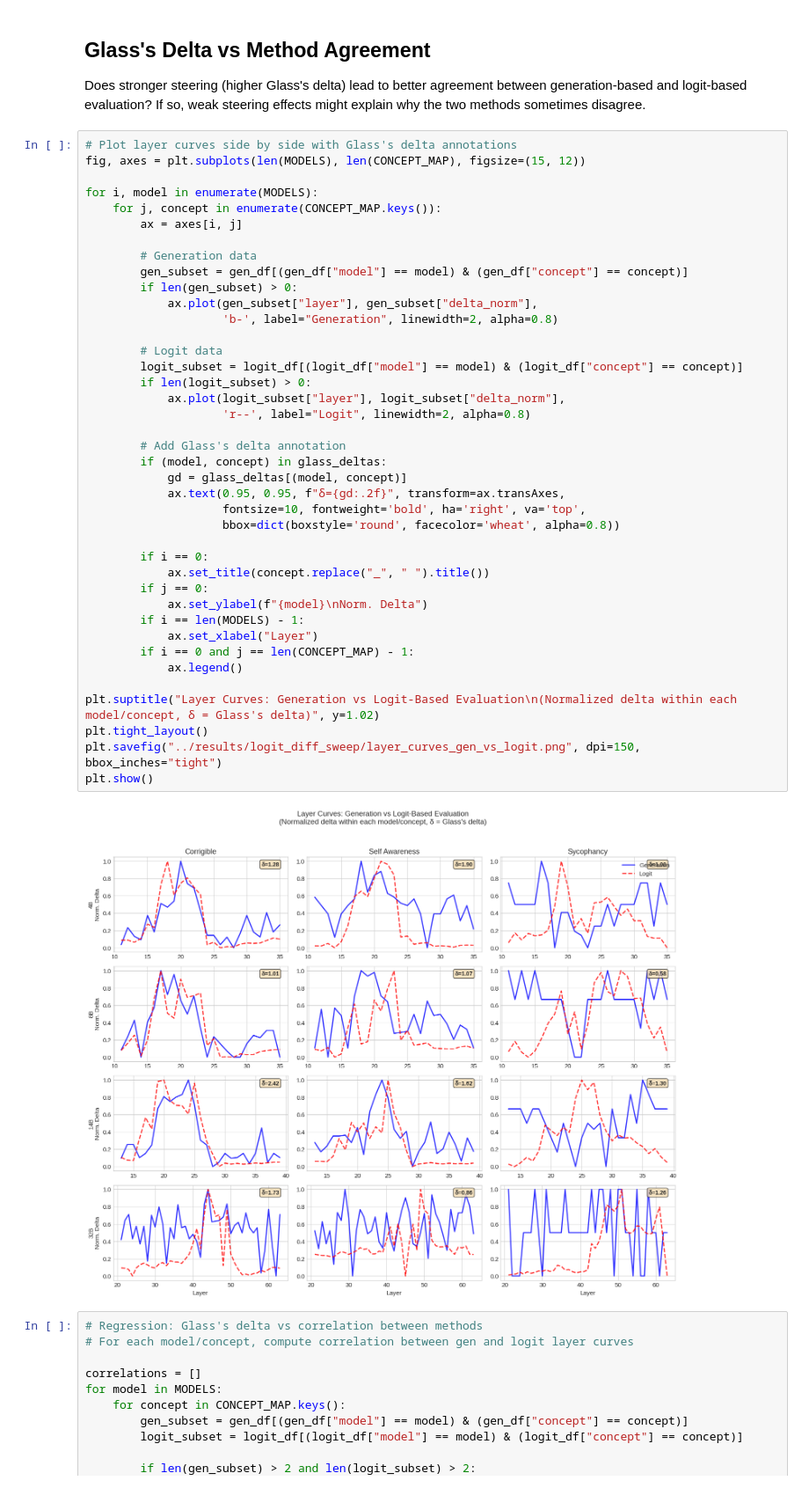
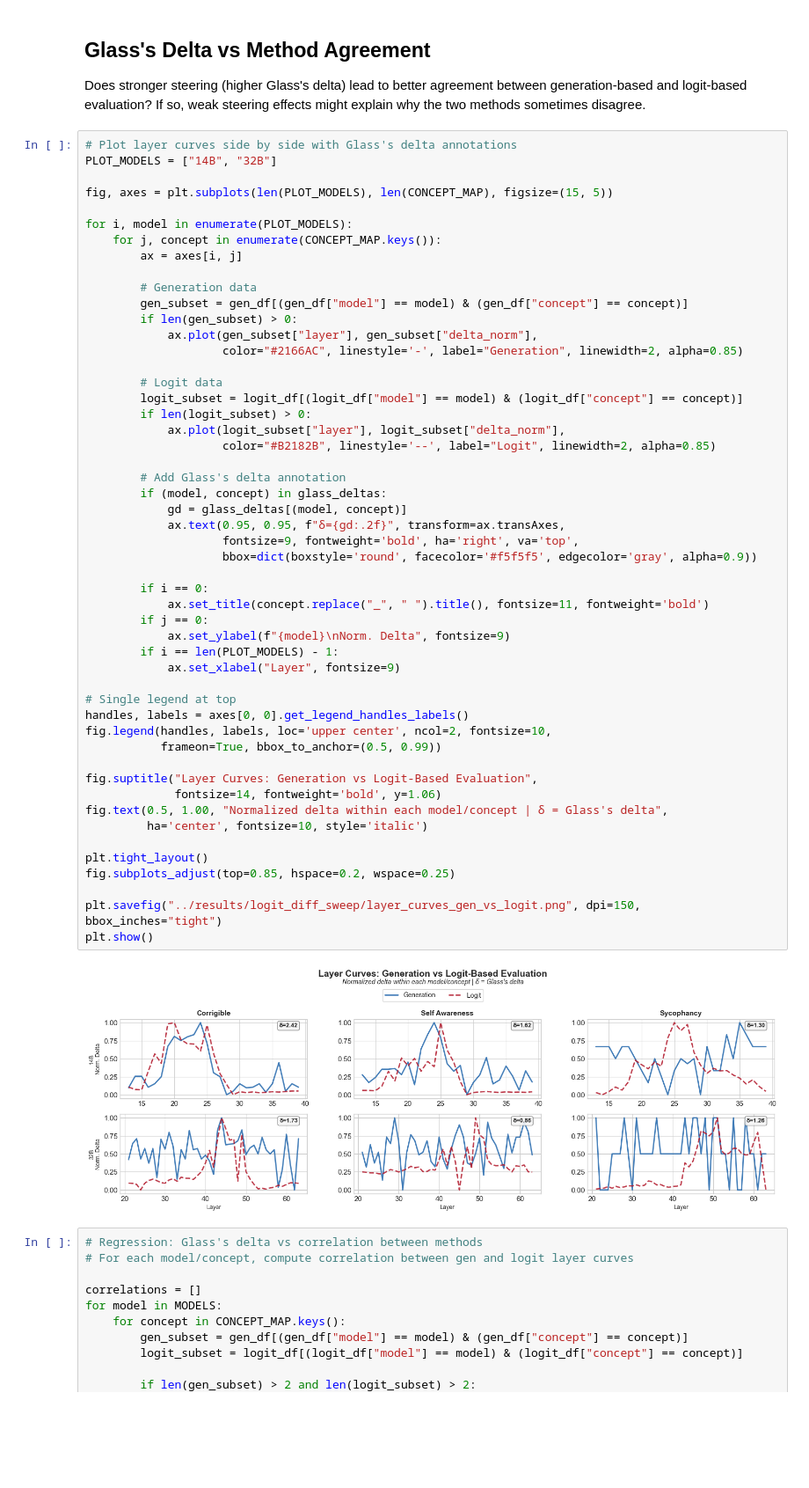
Before and after one commit to obayyub/steering, a Jupyter notebook: notebooks/20260112_generation_vs_logit_comparison.ipynb, the cells around one changed output. Shown at 88% size. Cells and saved outputs as stored; diff of their text form; blank space fills up the shorter version.

Commit message:
updated logit gen over layer plot to be small

```diff
--- a/notebooks/20260112_generation_vs_logit_comparison.ipynb
+++ b/notebooks/20260112_generation_vs_logit_comparison.ipynb
@@ -220,46 +220,57 @@ Computed Glass's delta for 12 model/concept pairs
 Does stronger steering (higher Glass's delta) lead to better agreement between generation-based and logit-based evaluation? If so, weak steering effects might explain why the two methods sometimes disagree.
 # %%
 # Plot layer curves side by side with Glass's delta annotations
-fig, axes = plt.subplots(len(MODELS), len(CONCEPT_MAP), figsize=(15, 12))
+PLOT_MODELS = ["14B", "32B"]
 
-for i, model in enumerate(MODELS):
+fig, axes = plt.subplots(len(PLOT_MODELS), len(CONCEPT_MAP), figsize=(15, 5))
+
+for i, model in enumerate(PLOT_MODELS):
     for j, concept in enumerate(CONCEPT_MAP.keys()):
         ax = axes[i, j]
 
         # Generation data
         gen_subset = gen_df[(gen_df["model"] == model) & (gen_df["concept"] == concept)]
         if len(gen_subset) > 0:
             ax.plot(gen_subset["layer"], gen_subset["delta_norm"],
-                    'b-', label="Generation", linewidth=2, alpha=0.8)
+                    color="#2166AC", linestyle='-', label="Generation", linewidth=2, alpha=0.85)
 
         # Logit data
         logit_subset = logit_df[(logit_df["model"] == model) & (logit_df["concept"] == concept)]
         if len(logit_subset) > 0:
             ax.plot(logit_subset["layer"], logit_subset["delta_norm"],
-                    'r--', label="Logit", linewidth=2, alpha=0.8)
+                    color="#B2182B", linestyle='--', label="Logit", linewidth=2, alpha=0.85)
 
         # Add Glass's delta annotation
         if (model, concept) in glass_deltas:
             gd = glass_deltas[(model, concept)]
             ax.text(0.95, 0.95, f"δ={gd:.2f}", transform=ax.transAxes,
-                    fontsize=10, fontweight='bold', ha='right', va='top',
-                    bbox=dict(boxstyle='round', facecolor='wheat', alpha=0.8))
+                    fontsize=9, fontweight='bold', ha='right', va='top',
+                    bbox=dict(boxstyle='round', facecolor='#f5f5f5', edgecolor='gray', alpha=0.9))
 
         if i == 0:
-            ax.set_title(concept.replace("_", " ").title())
+            ax.set_title(concept.replace("_", " ").title(), fontsize=11, fontweight='bold')
         if j == 0:
-            ax.set_ylabel(f"{model}\nNorm. Delta")
-        if i == len(MODELS) - 1:
-            ax.set_xlabel("Layer")
-        if i == 0 and j == len(CONCEPT_MAP) - 1:
-            ax.legend()
+            ax.set_ylabel(f"{model}\nNorm. Delta", fontsize=9)
+        if i == len(PLOT_MODELS) - 1:
+            ax.set_xlabel("Layer", fontsize=9)
 
-plt.suptitle("Layer Curves: Generation vs Logit-Based Evaluation\n(Normalized delta within each model/concept, δ = Glass's delta)", y=1.02)
+# Single legend at top
+handles, labels = axes[0, 0].get_legend_handles_labels()
+fig.legend(handles, labels, loc='upper center', ncol=2, fontsize=10,
+           frameon=True, bbox_to_anchor=(0.5, 0.99))
+
+fig.suptitle("Layer Curves: Generation vs Logit-Based Evaluation",
+             fontsize=14, fontweight='bold', y=1.06)
+fig.text(0.5, 1.00, "Normalized delta within each model/concept | δ = Glass's delta",
+         ha='center', fontsize=10, style='italic')
+
 plt.tight_layout()
+fig.subplots_adjust(top=0.85, hspace=0.2, wspace=0.25)
+
 plt.savefig("../results/logit_diff_sweep/layer_curves_gen_vs_logit.png", dpi=150, bbox_inches="tight")
 plt.show()
 # %% [output]
-[figure, old version]
+[figure, new version]
 # %%
 # Regression: Glass's delta vs correlation between methods
 # For each model/concept, compute correlation between gen and logit layer curves
```
Also changed, not shown: parts of 1 cell of this notebook, 2 other files.
